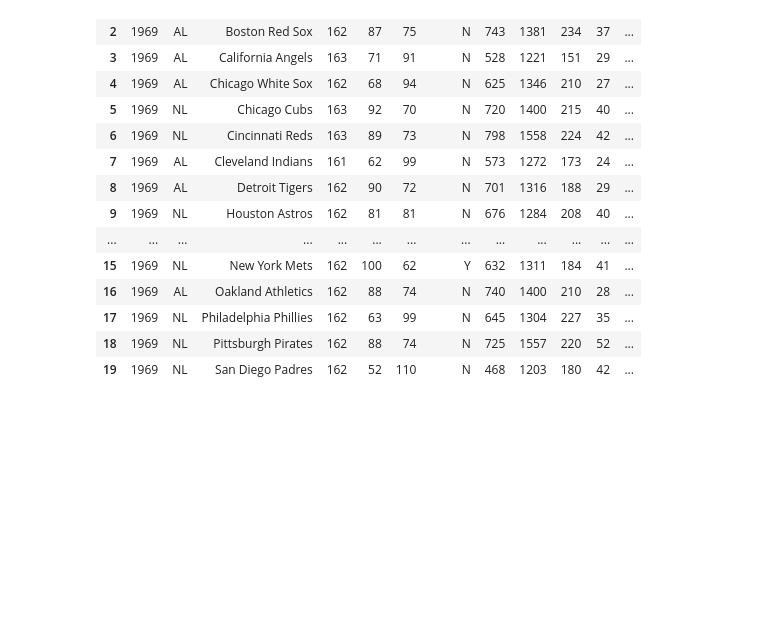
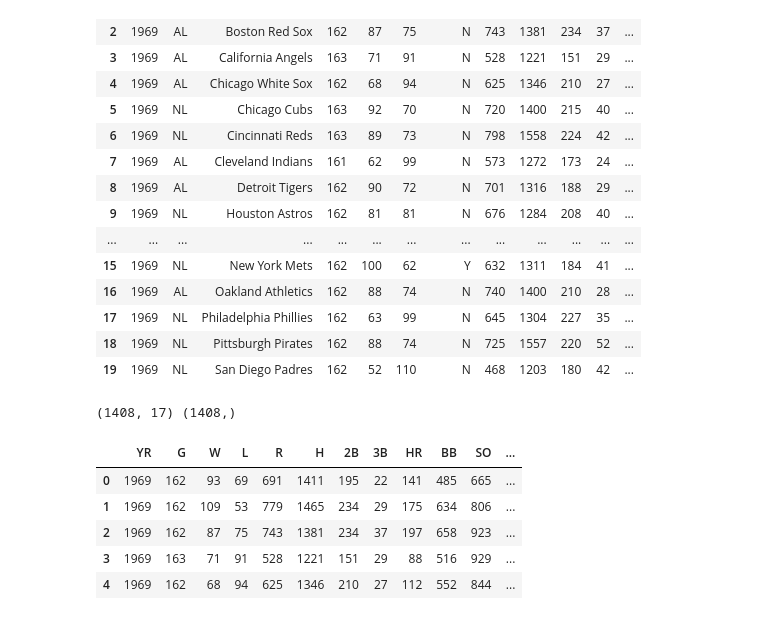
Before and after one commit to swillia75/MLB-Championship-Team, a Jupyter notebook: Prediction_model.ipynb, the cells around one changed output. Saved outputs shown, nothing was run; the diff lists cells and outputs as text; code cells hidden in the pictures; blank space fills up the shorter version.

```diff
--- a/Prediction_model.ipynb
+++ b/Prediction_model.ipynb
@@ -77,6 +77,19 @@ mlb_df.head(20)
 | 18 | 1969 | NL | Pittsburgh Pirates | 162 | 88 | 74 | N | 725 | 1557 | 220 | 52 | ... |
 | 19 | 1969 | NL | San Diego Padres | 162 | 52 | 110 | N | 468 | 1203 | 180 | 42 | ... |
 # %%
-X = mlb_df.drop("lab", axis=1)
-y = voice["label"]
-print(X.shape, y.shape)
+data = mlb_df.drop("Name", axis=1)
+team = mlb_df["Name"]
+print(data.shape, team.shape)
+# %% [output]
+(1408, 17) (1408,)
+# %%
+data_LG = data.copy()
+data_bin = pd.get_dummies(data_LG, columns=["LG", "WSWin"])
+data_bin.head()
+# %% [output]
+|  | YR | G | W | L | R | H | 2B | 3B | HR | BB | SO | ... |
+| 0 | 1969 | 162 | 93 | 69 | 691 | 1411 | 195 | 22 | 141 | 485 | 665 | ... |
+| 1 | 1969 | 162 | 109 | 53 | 779 | 1465 | 234 | 29 | 175 | 634 | 806 | ... |
+| 2 | 1969 | 162 | 87 | 75 | 743 | 1381 | 234 | 37 | 197 | 658 | 923 | ... |
+| 3 | 1969 | 163 | 71 | 91 | 528 | 1221 | 151 | 29 | 88 | 516 | 929 | ... |
+| 4 | 1969 | 162 | 68 | 94 | 625 | 1346 | 210 | 27 | 112 | 552 | 844 | ... |
```
Also changed, not shown: parts of 3 cells of this notebook.
